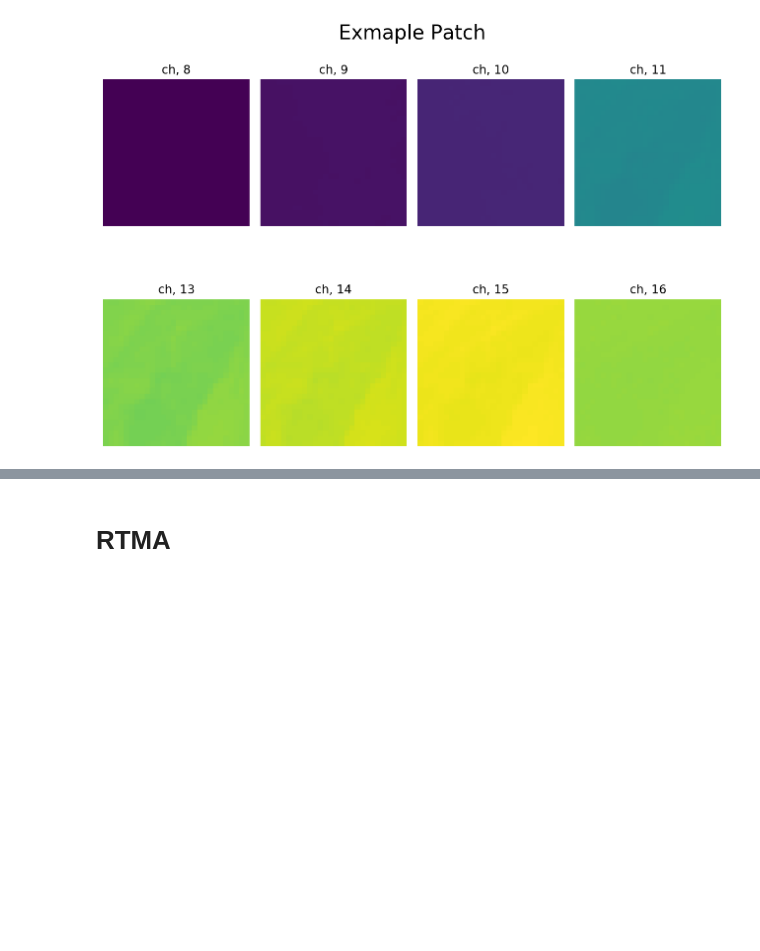
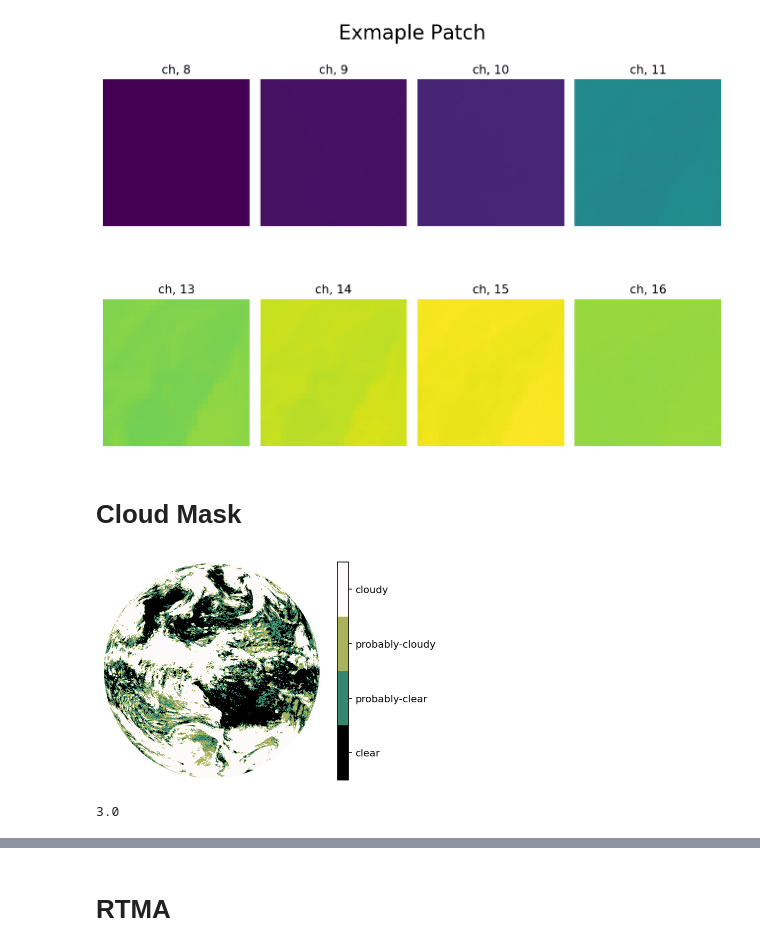
Before and after one commit to stockeh/cira-ml-soundings, a Jupyter notebook: notebooks/data-preprocessing.ipynb, the cells around one changed output, grey strips where cells are left out. Saved outputs shown, nothing was run; the diff lists cells and outputs as text; code cells hidden in the pictures; blank space fills up the shorter version.

```diff
--- a/notebooks/data-preprocessing.ipynb
+++ b/notebooks/data-preprocessing.ipynb
@@ -376,3 +336,38 @@ for i in range(8):
 fig.tight_layout()
 # %% [output]
 [figure]
+# %% [markdown]
+# Cloud Mask
+# %%
+fin = '/home/stock/clavrx_goes16_2019_175_200022.level2.hdf'
+mask = Dataset(fin)
+# %%
+cloud_mask = mask['cloud_mask'][:]
+
+minimum = np.min(cloud_mask)
+maximum = np.max(cloud_mask)
+
+cmap = plt.get_cmap('gist_earth', maximum-minimum+1) # Blues_r gist_stern gist_earth
+# set limits .5 outside true range
+im = plt.imshow(cloud_mask, cmap=cmap, vmin=minimum-.5, vmax=maximum+.5)
+#tell the colorbar to tick at integers
+cbar = plt.colorbar(im, ticks=np.arange(minimum,maximum+1))
+cbar.ax.set_yticklabels(['clear', 'probably-clear', 'probably-cloudy', 'cloudy'])
+plt.axis('off');
+# %% [output]
+[figure, added]
+# %%
+lat=40.5853
+lon=-105.0844
+# Compute the abosulte difference between the grid lat/lon and the point
+abslat = np.abs(mask['latitude'][:]-lat)
+abslon = np.abs(mask['longitude'][:]-lon)
+
+# Element-wise maxima
+c = np.maximum(abslon, abslat)
+
+# The index of the minimum maxima (which is the nearest lat/lon)
+x, y = np.where(c == np.min(c))
+cloud_mask[x[0]][y[0]]
+# %% [output]
+3.0
```
Also changed, not shown: parts of 6 cells of this notebook, 3 other files.
